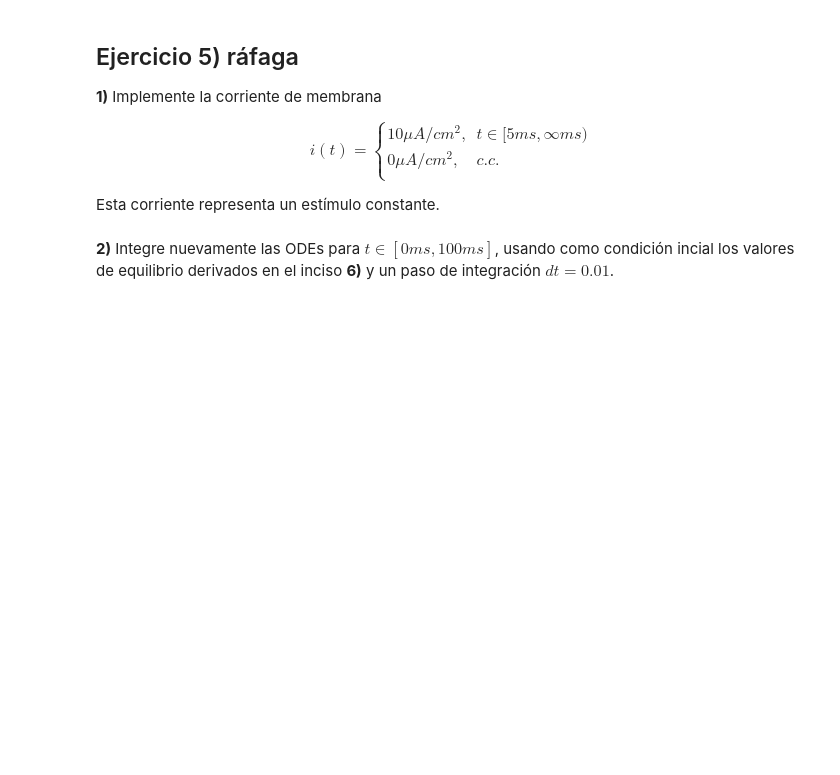
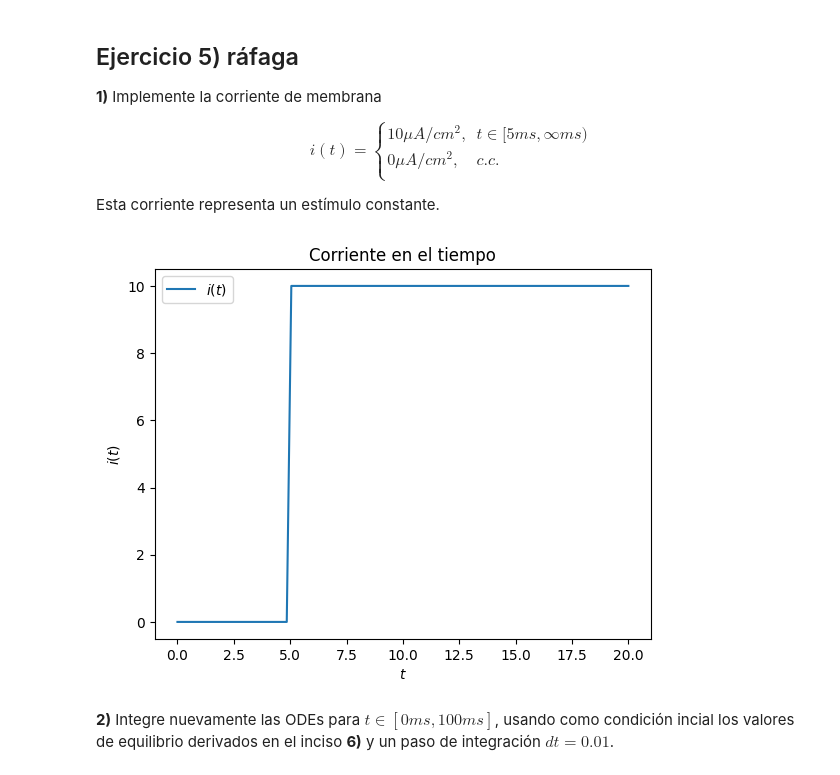
Before and after one commit to basbenja/RedesNeuronales-TrabajosPracticos, a Jupyter notebook: TP1/TrabajoPractico1.ipynb, the cells around one changed output. Cells and saved outputs as stored; diff of their text form; code cells hidden in the pictures; blank space fills up the shorter version.

```diff
--- a/TP1/TrabajoPractico1.ipynb
+++ b/TP1/TrabajoPractico1.ipynb
@@ -625,2 +631,13 @@ Esta corriente representa un estímulo constante.
+# %%
+t = np.linspace(0,20,100)
+
+plt.xlabel('$t$')
+plt.ylabel('$i(t)$')
+plt.plot(t,[i(ti) for ti in t],label="$i(t)$")
+plt.legend()
+plt.title('Corriente en el tiempo')
+plt.show()
+# %% [output]
+[figure, added]
 # %% [markdown]
 **2)** Integre nuevamente las ODEs para $t\in[0ms,100ms]$, usando como condición incial los valores de equilibrio derivados en el inciso **6)** y un paso de integración $dt=0.01$.
```
Also changed, not shown: parts of 10 cells of this notebook.
